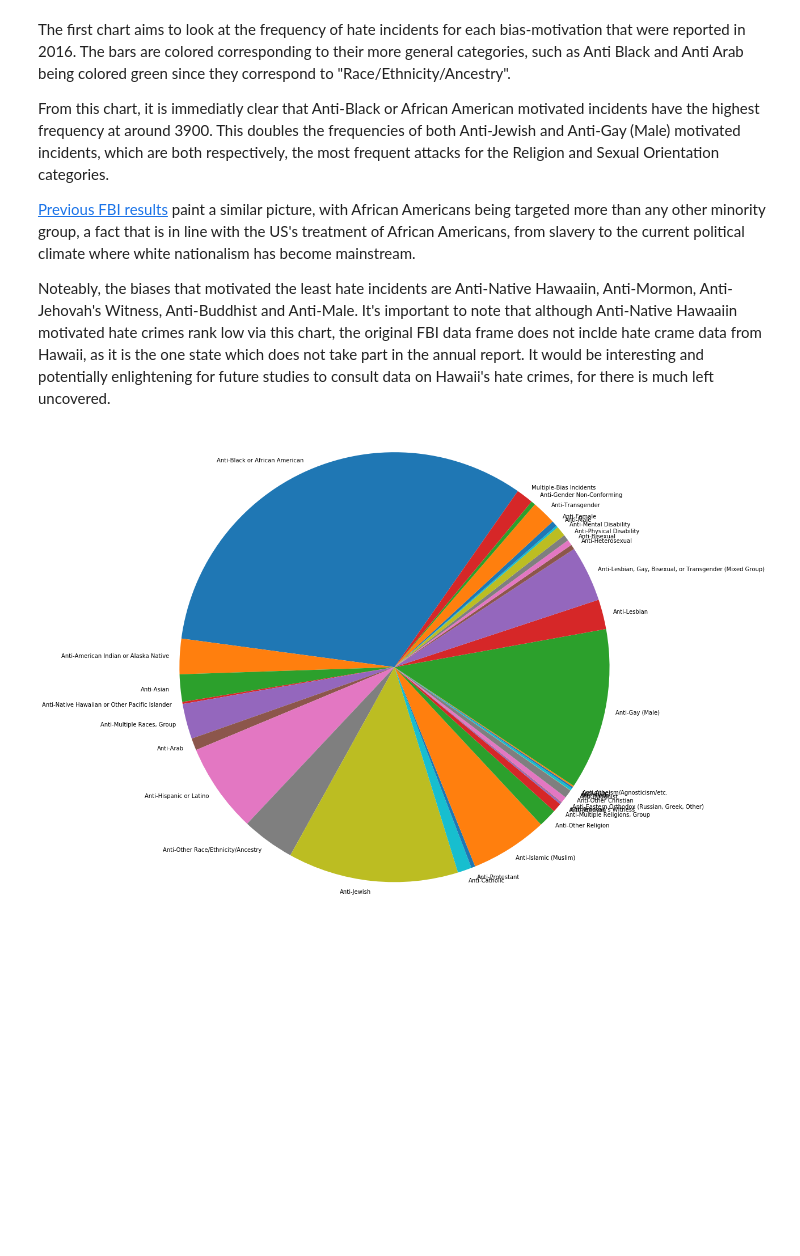
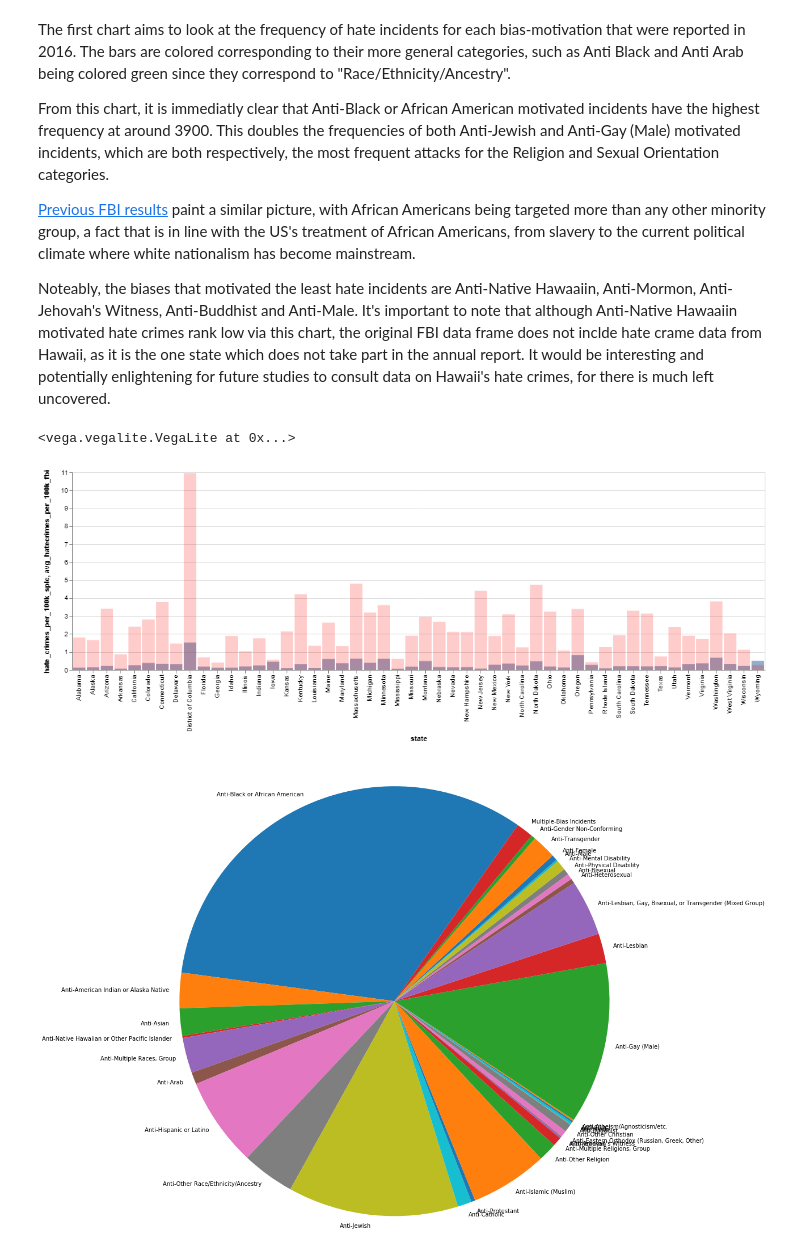
Before and after one commit to caseyahlan/hatecrimes-finalproject, a Jupyter notebook: analysis.ipynb, the cells around one changed output. Cells and saved outputs as stored; diff of their text form; code cells hidden in the pictures; blank space fills up the shorter version.

Commit message:
new graph

```diff
--- a/analysis.ipynb
+++ b/analysis.ipynb
@@ -162,6 +162,13 @@ From this chart, it is immediatly clear that Anti-Black or African American moti
 [Previous FBI results](https://www.nbcnews.com/news/nbcblk/every-tally-hate-crimes-blacks-are-most-frequent-victims-n938541) paint a similar picture, with African Americans being targeted more than any other minority group, a fact that is in line with the US's treatment of African Americans, from slavery to the current political climate where white nationalism has become mainstream.
 
 Noteably, the biases that motivated the least hate incidents are Anti-Native Hawaaiin, Anti-Mormon, Anti-Jehovah's Witness, Anti-Buddhist and Anti-Male. It's important to note that although Anti-Native Hawaaiin motivated hate crimes rank low via this chart, the original FBI data frame does not inclde hate crame data from Hawaii, as it is the one state which does not take part in the annual report. It would be interesting and potentially enlightening for future studies to consult data on Hawaii's hate crimes, for there is much left uncovered.
+# %%
+splc = alt.Chart(data_538).mark_bar(opacity = 0.6).encode(x = 'state', y = 'hate_crimes_per_100k_splc:Q')
+fbi = alt.Chart(data_538).mark_bar(opacity = 0.2, color = 'red').encode(x = 'state', y = 'avg_hatecrimes_per_100k_fbi:Q')
+splc+fbi
+# %% [output]
+<vega.vegalite.VegaLite at 0x...>
+[figure, added]
 # %%
 plt.figure(figsize=(15, 15))
 plt.pie(x=off_by_bias['incidents + offenses'],startangle=55, labels = off_by_bias['Bias motivation'], labeldistance=1.05);
```
Also changed, not shown: parts of 8 cells of this notebook, 1 other file.
